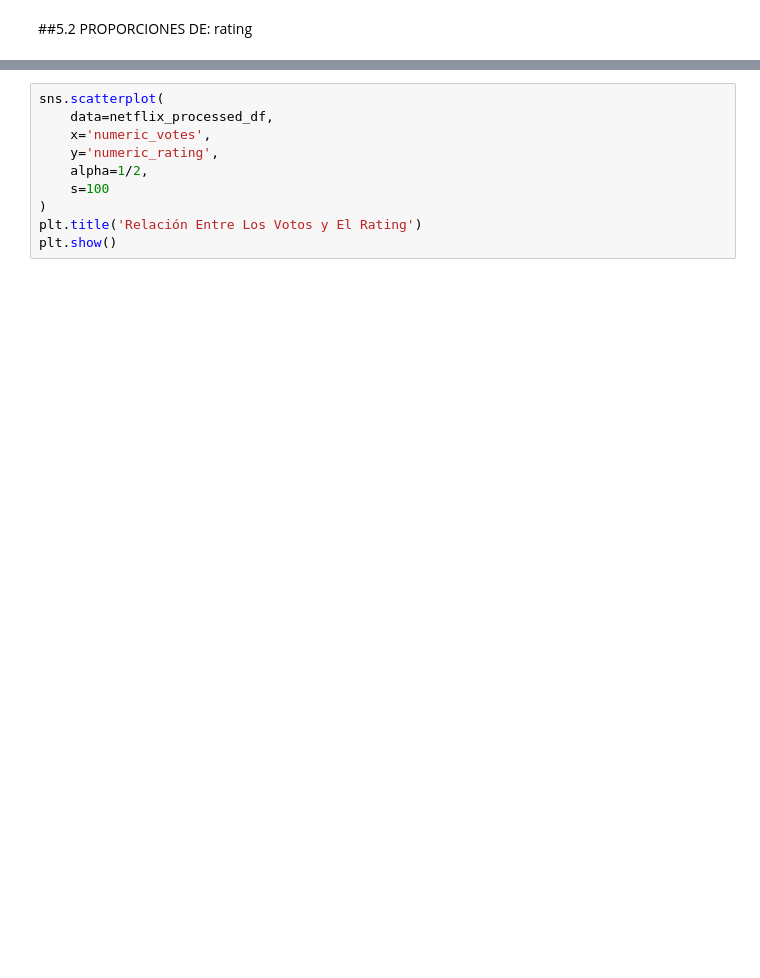
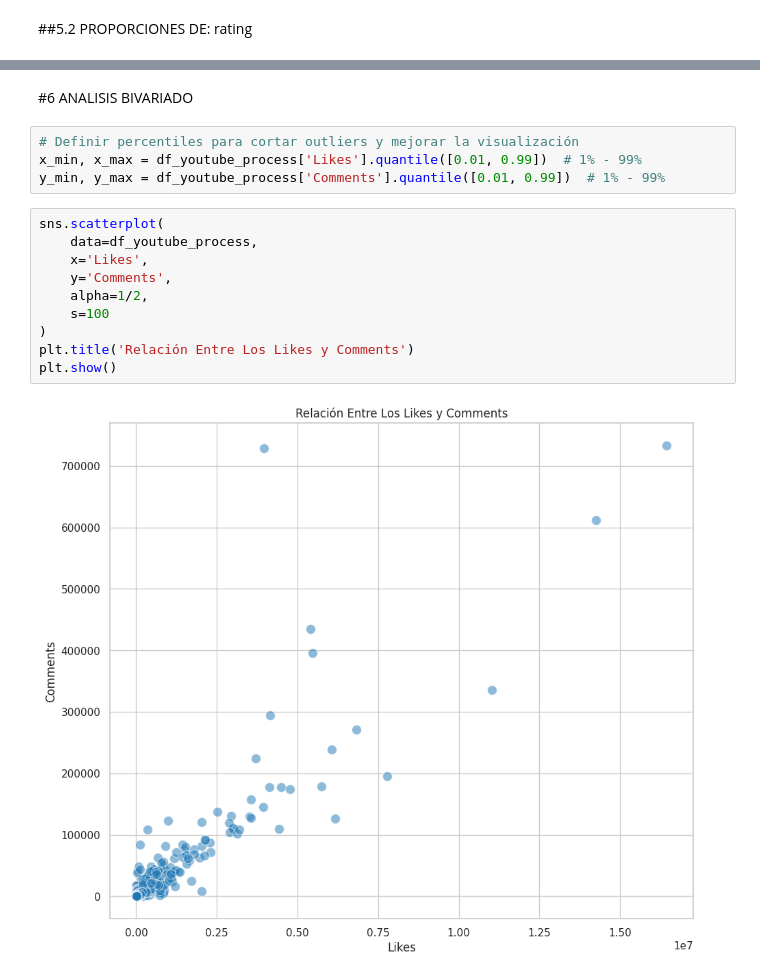
Before and after one commit to RosaTorres44/M3_TRABAJO_FINAL, a Jupyter notebook: Modulo3_TrabajoFinal_RosaTorres_Youtube.ipynb, the cells around one changed output, grey strips where cells are left out. Drawn from its saved outputs; the diff is of its cells as text; blank space fills up the shorter version.

```diff
--- a/Modulo3_TrabajoFinal_RosaTorres_Youtube.ipynb
+++ b/Modulo3_TrabajoFinal_RosaTorres_Youtube.ipynb
@@ -577,10 +574,18 @@ plt.show()
+# %% [markdown]
+#6 ANALISIS BIVARIADO
+# %%
+# Definir percentiles para cortar outliers y mejorar la visualización
+x_min, x_max = df_youtube_process['Likes'].quantile([0.01, 0.99])  # 1% - 99%
+y_min, y_max = df_youtube_process['Comments'].quantile([0.01, 0.99])  # 1% - 99%
 # %%
 sns.scatterplot(
-    data=netflix_processed_df,
-    x='numeric_votes',
-    y='numeric_rating',
+    data=df_youtube_process,
+    x='Likes',
+    y='Comments',
     alpha=1/2,
     s=100
 )
-plt.title('Relación Entre Los Votos y El Rating')
+plt.title('Relación Entre Los Likes y Comments')
 plt.show()
+# %% [output]
+[figure, added]
```
Also changed, not shown: parts of 6 cells of this notebook.
